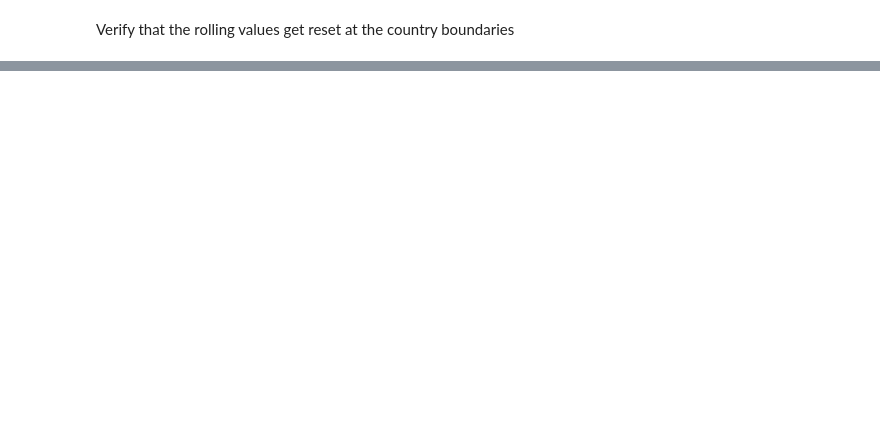
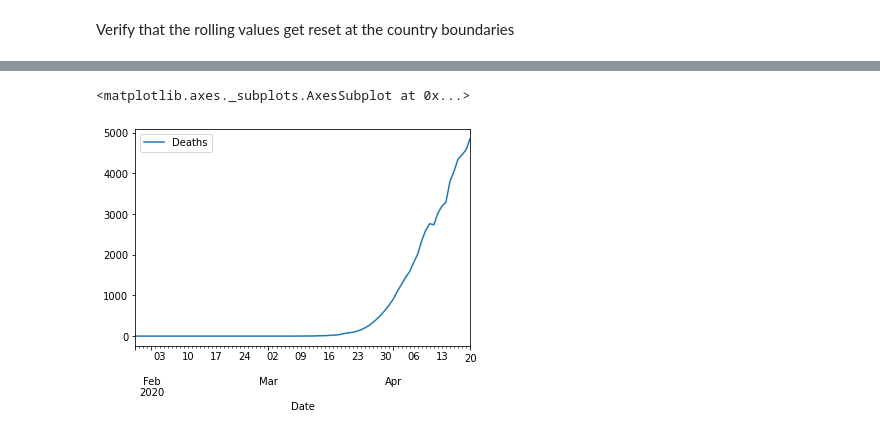
Before and after one commit to jeokrohn/coviddata, a Jupyter notebook: playground.ipynb, the cells around one changed output, grey strips where cells are left out. Saved outputs shown, nothing was run; the diff lists cells and outputs as text; code cells hidden in the pictures; blank space fills up the shorter version.

```diff
--- a/playground.ipynb
+++ b/playground.ipynb
@@ -697,0 +692,5 @@ covid.loc[('Germany',),['Deaths_diff']].plot()
+# %%
+covid.loc[('Germany',),['Deaths']].plot()
+# %% [output]
+<matplotlib.axes._subplots.AxesSubplot at 0x...>
+[figure, added]
```
Also changed, not shown: parts of 23 cells of this notebook, 2 other files.
